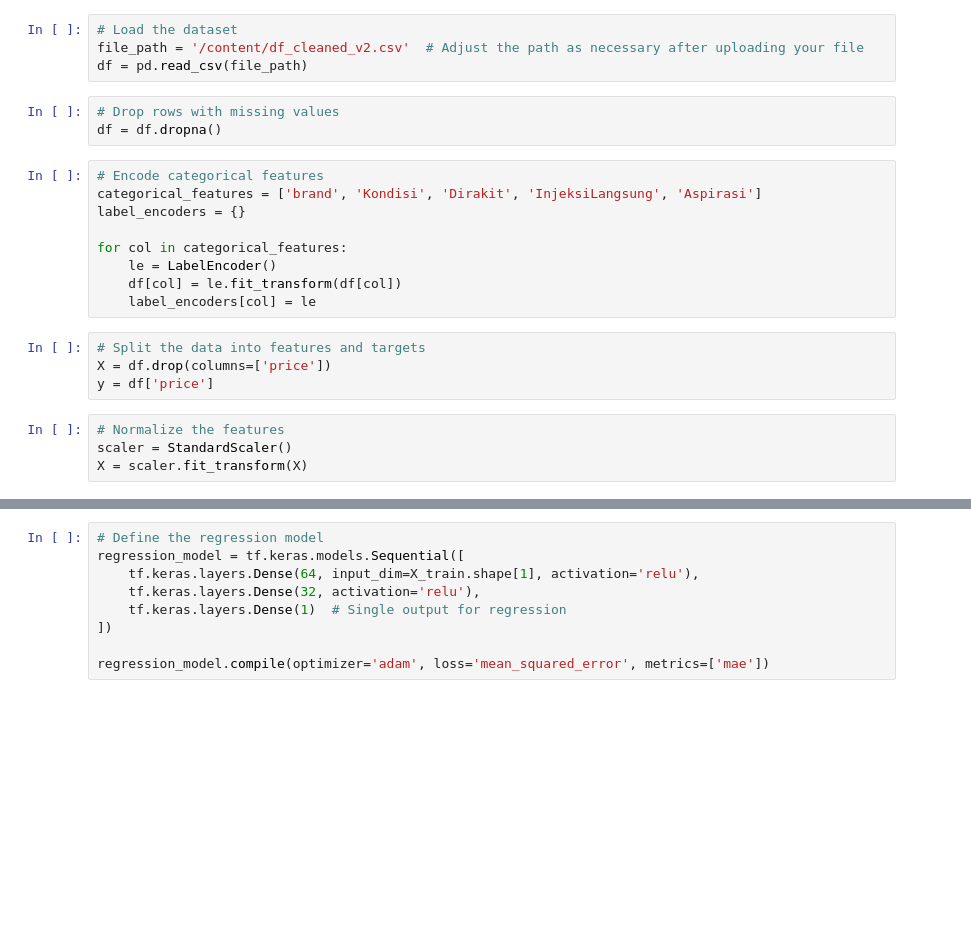
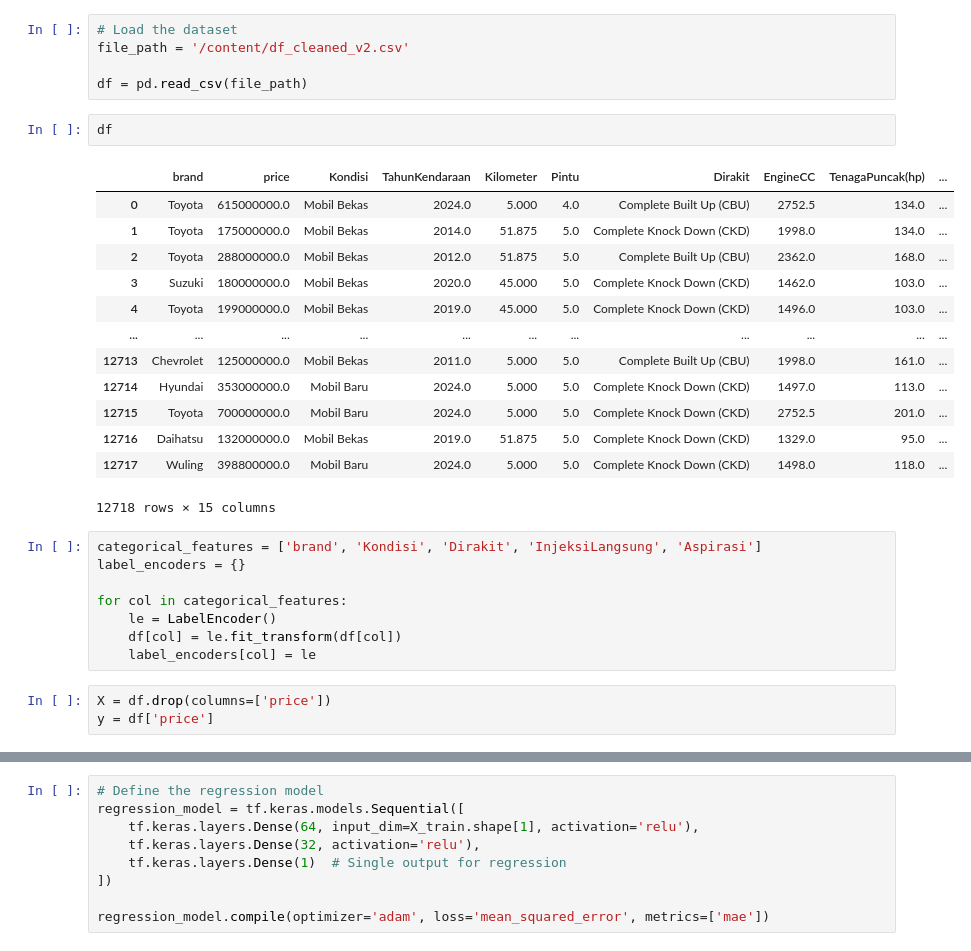
Before and after one commit to Garasee/macine-learning, a Jupyter notebook: notebooks/Classification_&_Regression.ipynb, the cells around one changed output, grey strips where cells are left out. Drawn from its saved outputs; the diff is of its cells as text; blank space fills up the shorter version.

```diff
--- a/notebooks/Classification_&_Regression.ipynb
+++ b/notebooks/Classification_&_Regression.ipynb
@@ -27,12 +25,25 @@ Requirement already satisfied: oauthlib>=3.0.0 in /usr/local/lib/python3.10/dist
 # %%
 # Load the dataset
-file_path = '/content/df_cleaned_v2.csv'  # Adjust the path as necessary after uploading your file
+file_path = '/content/df_cleaned_v2.csv'
+
 df = pd.read_csv(file_path)
-# %%
-# Drop rows with missing values
-df = df.dropna()
+# %%
+df
+# %% [output]
+|  | brand | price | Kondisi | TahunKendaraan | Kilometer | Pintu | Dirakit | EngineCC | TenagaPuncak(hp) | ... |
+| 0 | Toyota | 615000000.0 | Mobil Bekas | 2024.0 | 5.000 | 4.0 | Complete Built Up (CBU) | 2752.5 | 134.0 | ... |
+| 1 | Toyota | 175000000.0 | Mobil Bekas | 2014.0 | 51.875 | 5.0 | Complete Knock Down (CKD) | 1998.0 | 134.0 | ... |
+| 2 | Toyota | 288000000.0 | Mobil Bekas | 2012.0 | 51.875 | 5.0 | Complete Built Up (CBU) | 2362.0 | 168.0 | ... |
+| 3 | Suzuki | 180000000.0 | Mobil Bekas | 2020.0 | 45.000 | 5.0 | Complete Knock Down (CKD) | 1462.0 | 103.0 | ... |
+| 4 | Toyota | 199000000.0 | Mobil Bekas | 2019.0 | 45.000 | 5.0 | Complete Knock Down (CKD) | 1496.0 | 103.0 | ... |
+| ... | ... | ... | ... | ... | ... | ... | ... | ... | ... | ... |
+| 12713 | Chevrolet | 125000000.0 | Mobil Bekas | 2011.0 | 5.000 | 5.0 | Complete Built Up (CBU) | 1998.0 | 161.0 | ... |
+| 12714 | Hyundai | 353000000.0 | Mobil Baru | 2024.0 | 5.000 | 5.0 | Complete Knock Down (CKD) | 1497.0 | 113.0 | ... |
+| 12715 | Toyota | 700000000.0 | Mobil Baru | 2024.0 | 5.000 | 5.0 | Complete Knock Down (CKD) | 2752.5 | 201.0 | ... |
+| 12716 | Daihatsu | 132000000.0 | Mobil Bekas | 2019.0 | 51.875 | 5.0 | Complete Knock Down (CKD) | 1329.0 | 95.0 | ... |
+| 12717 | Wuling | 398800000.0 | Mobil Baru | 2024.0 | 5.000 | 5.0 | Complete Knock Down (CKD) | 1498.0 | 118.0 | ... |
+12718 rows × 15 columns
 # %%
-# Encode categorical features
 categorical_features = ['brand', 'Kondisi', 'Dirakit', 'InjeksiLangsung', 'Aspirasi']
 label_encoders = {}
 
@@ -41,10 +52,5 @@ for col in categorical_features:
     df[col] = le.fit_transform(df[col])
     label_encoders[col] = le
 # %%
-# Split the data into features and targets
 X = df.drop(columns=['price'])
 y = df['price']
-# %%
-# Normalize the features
-scaler = StandardScaler()
-X = scaler.fit_transform(X)
```
Also changed, not shown: parts of 12 cells of this notebook, 1 other file.
